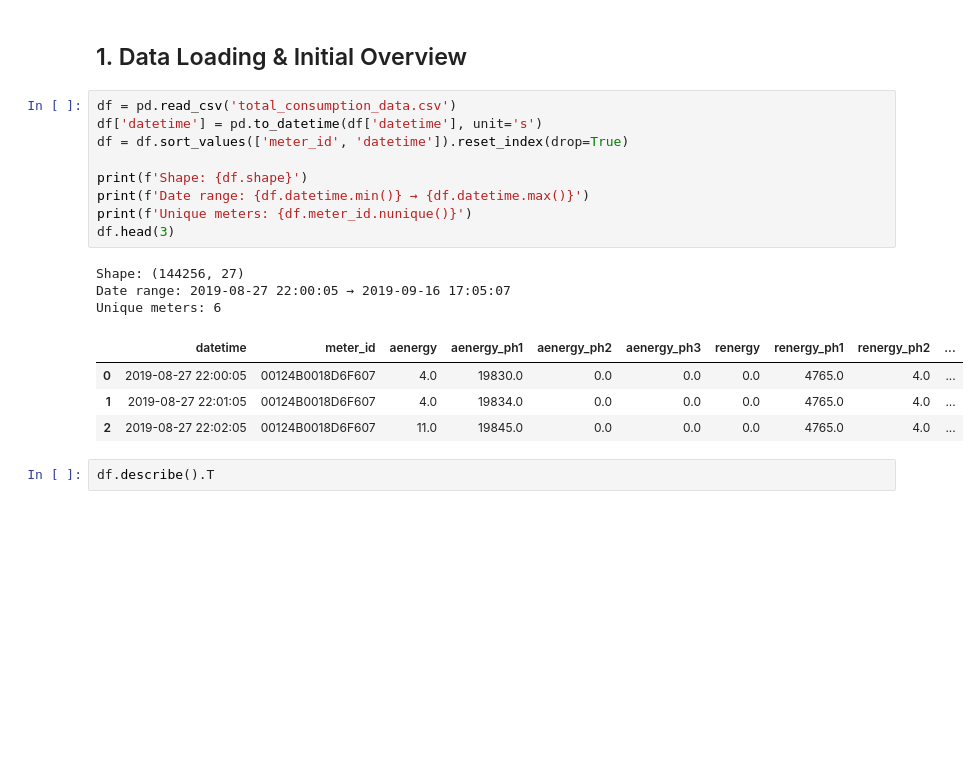
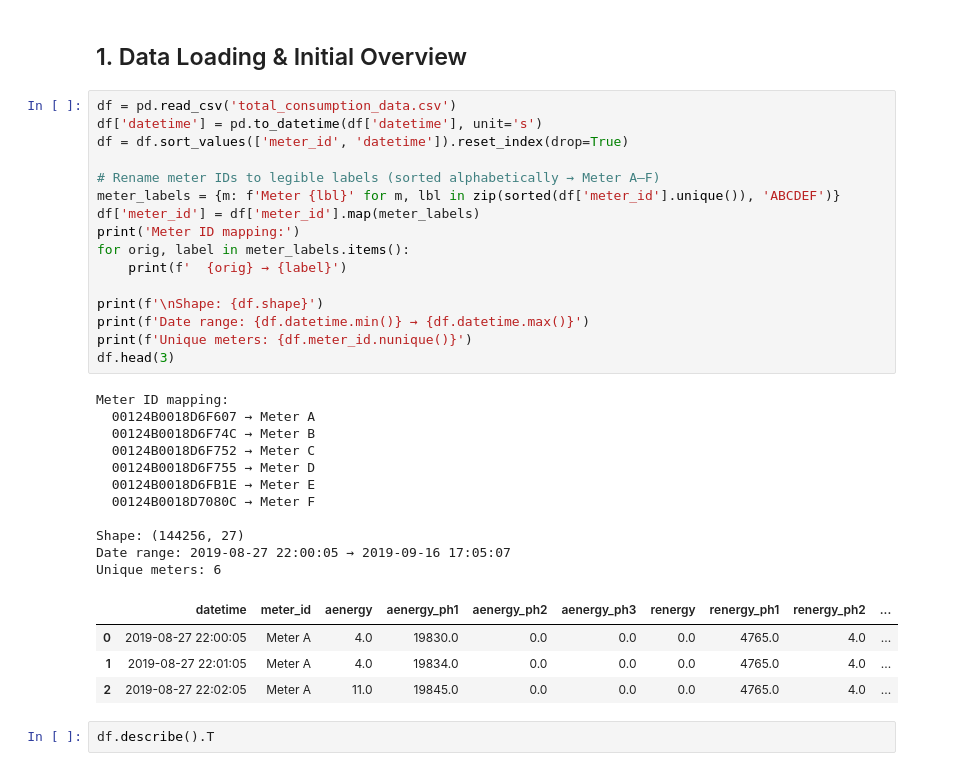
Before and after one commit to aditip149209/Data-Analytics-IT350, a Jupyter notebook: eda_energy.ipynb, the cells around one changed output. Cells and saved outputs as stored; diff of their text form; blank space fills up the shorter version.

```diff
--- a/eda_energy.ipynb
+++ b/eda_energy.ipynb
@@ -22,20 +22,35 @@ plt.rcParams['figure.dpi'] = 100
 # %%
 df = pd.read_csv('total_consumption_data.csv')
 df['datetime'] = pd.to_datetime(df['datetime'], unit='s')
 df = df.sort_values(['meter_id', 'datetime']).reset_index(drop=True)
 
-print(f'Shape: {df.shape}')
+# Rename meter IDs to legible labels (sorted alphabetically → Meter A–F)
+meter_labels = {m: f'Meter {lbl}' for m, lbl in zip(sorted(df['meter_id'].unique()), 'ABCDEF')}
+df['meter_id'] = df['meter_id'].map(meter_labels)
+print('Meter ID mapping:')
+for orig, label in meter_labels.items():
+    print(f'  {orig} → {label}')
+
+print(f'\nShape: {df.shape}')
 print(f'Date range: {df.datetime.min()} → {df.datetime.max()}')
 print(f'Unique meters: {df.meter_id.nunique()}')
 df.head(3)
 # %% [output]
+Meter ID mapping:
+  00124B0018D6F607 → Meter A
+  00124B0018D6F74C → Meter B
+  00124B0018D6F752 → Meter C
+  00124B0018D6F755 → Meter D
+  00124B0018D6FB1E → Meter E
+  00124B0018D7080C → Meter F
+
 Shape: (144256, 27)
 Date range: 2019-08-27 22:00:05 → 2019-09-16 17:05:07
 Unique meters: 6
 |  | datetime | meter_id | aenergy | aenergy_ph1 | aenergy_ph2 | aenergy_ph3 | renergy | renergy_ph1 | renergy_ph2 | ... |
-| 0 | 2019-08-27 22:00:05 | 00124B0018D6F607 | 4.0 | 19830.0 | 0.0 | 0.0 | 0.0 | 4765.0 | 4.0 | ... |
-| 1 | 2019-08-27 22:01:05 | 00124B0018D6F607 | 4.0 | 19834.0 | 0.0 | 0.0 | 0.0 | 4765.0 | 4.0 | ... |
-| 2 | 2019-08-27 22:02:05 | 00124B0018D6F607 | 11.0 | 19845.0 | 0.0 | 0.0 | 0.0 | 4765.0 | 4.0 | ... |
+| 0 | 2019-08-27 22:00:05 | Meter A | 4.0 | 19830.0 | 0.0 | 0.0 | 0.0 | 4765.0 | 4.0 | ... |
+| 1 | 2019-08-27 22:01:05 | Meter A | 4.0 | 19834.0 | 0.0 | 0.0 | 0.0 | 4765.0 | 4.0 | ... |
+| 2 | 2019-08-27 22:02:05 | Meter A | 11.0 | 19845.0 | 0.0 | 0.0 | 0.0 | 4765.0 | 4.0 | ... |
 # %%
 df.describe().T
 # %% [output]
```
Also changed, not shown: parts of 35 cells of this notebook.
